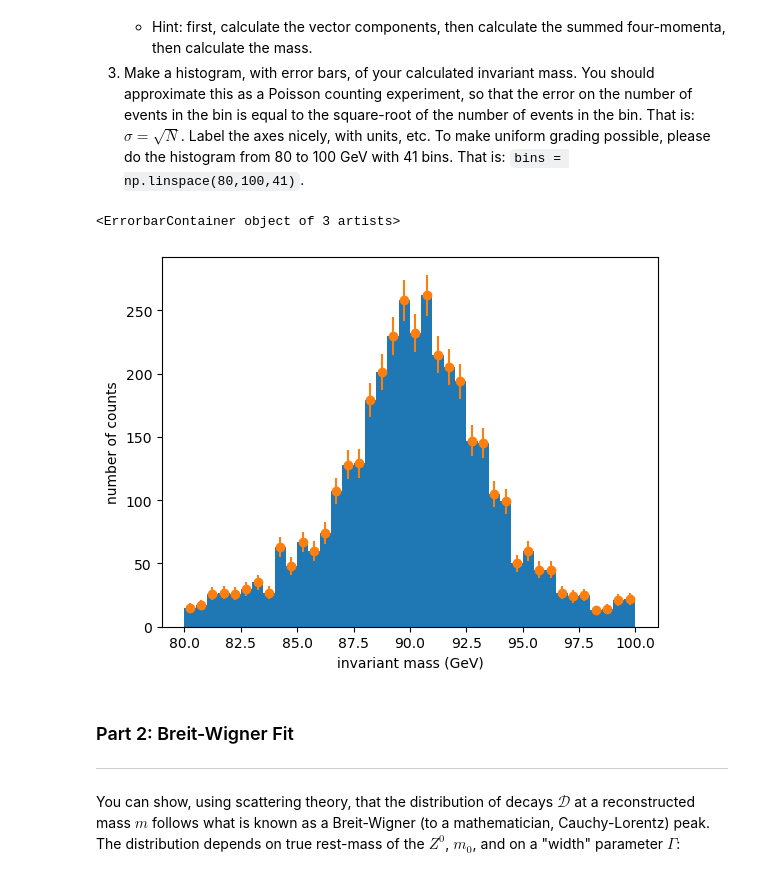
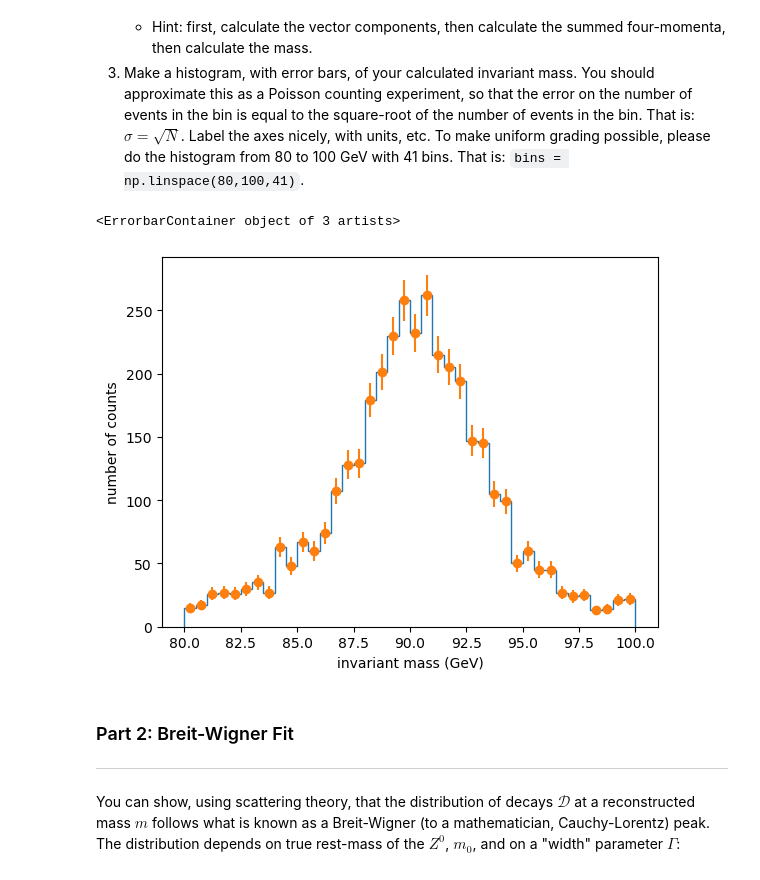
Before and after one commit to lunaeb/PHYS265-spring26, a Jupyter notebook: Lab2/lab2.ipynb, the cells around one changed output. Saved outputs shown, nothing was run; the diff lists cells and outputs as text; code cells hidden in the pictures.

```diff
--- a/Lab2/lab2.ipynb
+++ b/Lab2/lab2.ipynb
@@ -133,18 +133,18 @@ mass = invmass(parts[0],parts[1],parts[2],esum)
 # %%
 bins=np.linspace(80,100,41)
 fig,ax=plt.subplots()
-counts, bins, patches=ax.hist(mass,bins=bins)
+counts, bins, patches=ax.hist(mass,bins=bins,histtype='step')
 ax.set_xlabel('invariant mass (GeV)')
 ax.set_ylabel('number of counts')
 bincenters=np.zeros(len(counts))
 sigma=np.zeros(len(counts))
 for i in range(len(counts)):
     bincenters[i] = bins[i] + (20/41)/2
     sigma[i]=np.sqrt(counts[i])
 ax.errorbar(bincenters,counts,yerr=sigma,fmt='o')
 # %% [output]
 <ErrorbarContainer object of 3 artists>
-[figure, old version]
+[figure, new version]
 # %% [markdown]
 ### Part 2: Breit-Wigner Fit
 ------
```
Also changed, not shown: parts of 5 cells of this notebook.
